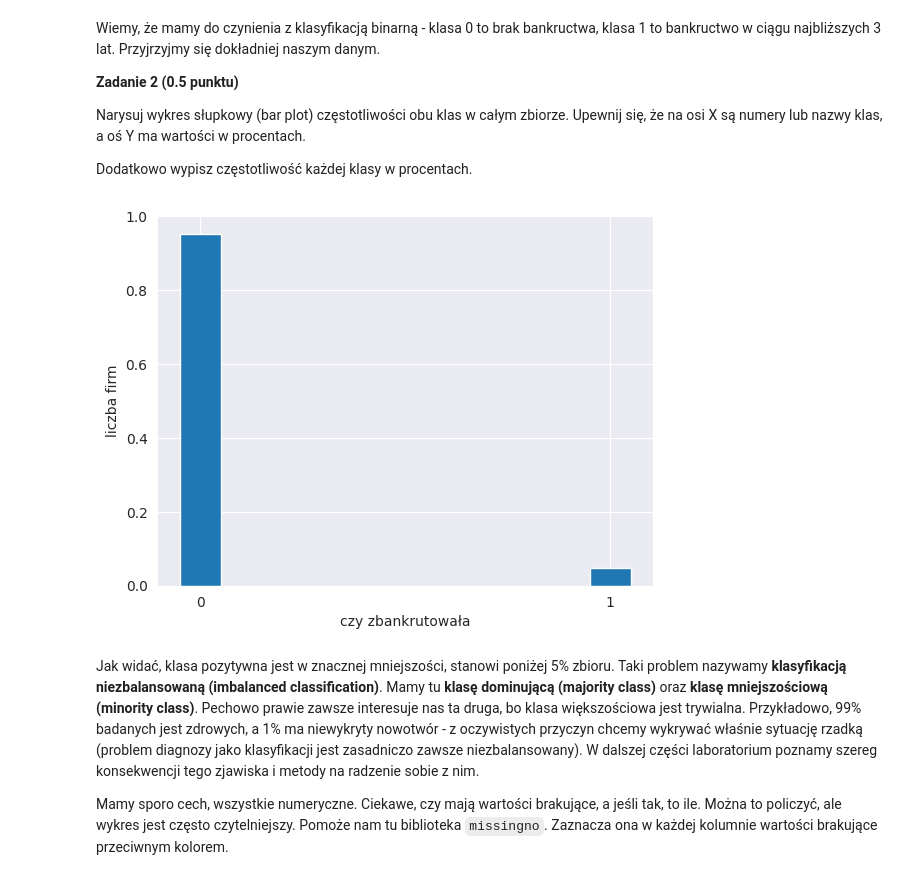
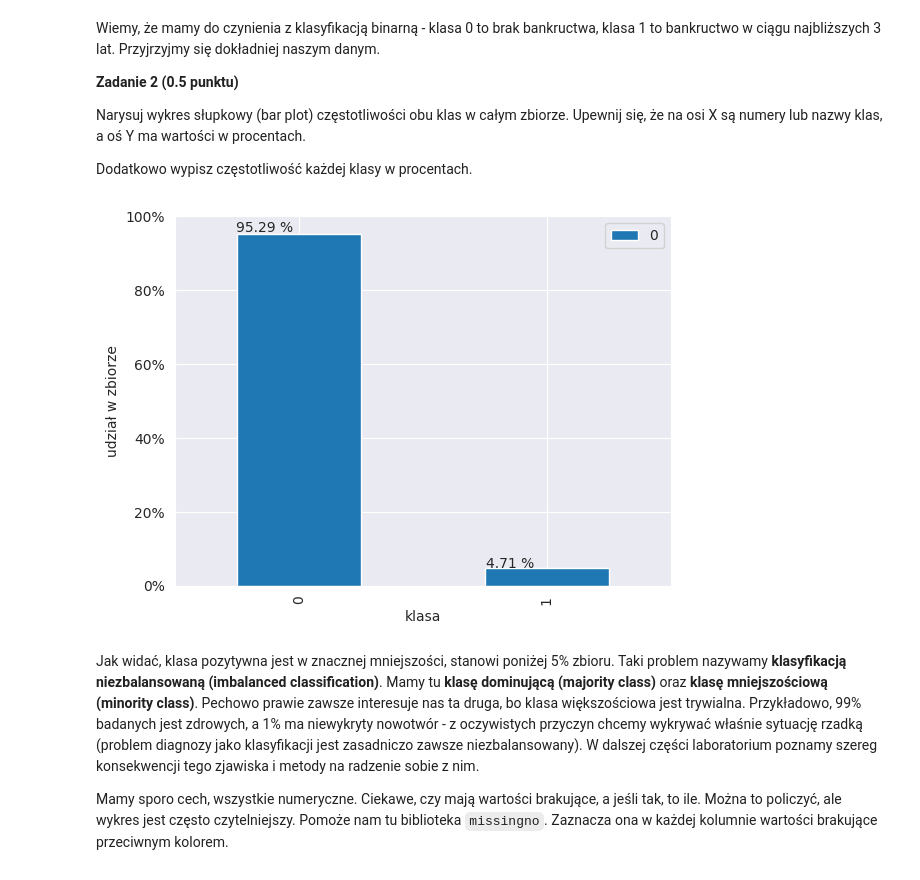
Before and after one commit to jagodek/ai-lab-university-course, a Jupyter notebook: lab2/notebook_empty.ipynb, the cells around one changed output. Saved outputs shown, nothing was run; the diff lists cells and outputs as text; code cells hidden in the pictures.

```diff
--- a/lab2/notebook_empty.ipynb
+++ b/lab2/notebook_empty.ipynb
@@ -107,21 +98,30 @@ Wiemy, że mamy do czynienia z klasyfikacją binarną - klasa 0 to brak bankruct
 Narysuj wykres słupkowy (bar plot) częstotliwości obu klas w całym zbiorze. Upewnij się, że na osi X są numery lub nazwy klas, a oś Y ma wartości w procentach.
 
 Dodatkowo wypisz częstotliwość każdej klasy w procentach.
-# %%
-import matplotlib.pyplot as plt
-c = classes.value_counts()
-sumy = classes.shape[0]
-y = [c[0]/sumy,c[1]/sumy]
-x = [0,1]
-plt.bar(x,y,width=0.1)
-plt.ylabel('liczba firm')
-plt.xlabel('czy zbankrutowała')
-plt.xticks(ticks=x,labels=x)
-# TODO: procenty na słupkach
-
-plt.show()
-# %% [output]
-[figure, removed]
+# %%
+import matplotlib.pyplot as plt
+import matplotlib.ticker as mtick
+
+
+c = classes.value_counts()
+
+sumy = classes.shape[0]
+y = [c[0]/sumy,c[1]/sumy]
+x = [0,1]
+df = pd.DataFrame(y,x)
+ax = df.plot(kind='bar')
+
+
+ax.yaxis.set_major_formatter(mtick.PercentFormatter(xmax=1, decimals=None, symbol='%', is_latex=False))
+ax.set_xlabel('klasa')
+ax.set_ylabel('udział w zbiorze')
+for p in ax.patches:
+    ax.annotate(str(round(p.get_height()*100,2))+" %", (p.get_x() * 1.005, p.get_height() * 1.005))
+
+
+plt.show()
+# %% [output]
+[figure, added]
 # %% [markdown]
 Jak widać, klasa pozytywna jest w znacznej mniejszości, stanowi poniżej 5% zbioru. Taki problem nazywamy **klasyfikacją niezbalansowaną (imbalanced classification)**. Mamy tu **klasę dominującą (majority class)** oraz **klasę mniejszościową (minority class)**. Pechowo prawie zawsze interesuje nas ta druga, bo klasa większościowa jest trywialna. Przykładowo, 99% badanych jest zdrowych, a 1% ma niewykryty nowotwór - z oczywistych przyczyn chcemy wykrywać właśnie sytuację rzadką (problem diagnozy jako klasyfikacji jest zasadniczo zawsze niezbalansowany). W dalszej części laboratorium poznamy szereg konsekwencji tego zjawiska i metody na radzenie sobie z nim.
 
```
Also changed, not shown: parts of 28 cells of this notebook.
